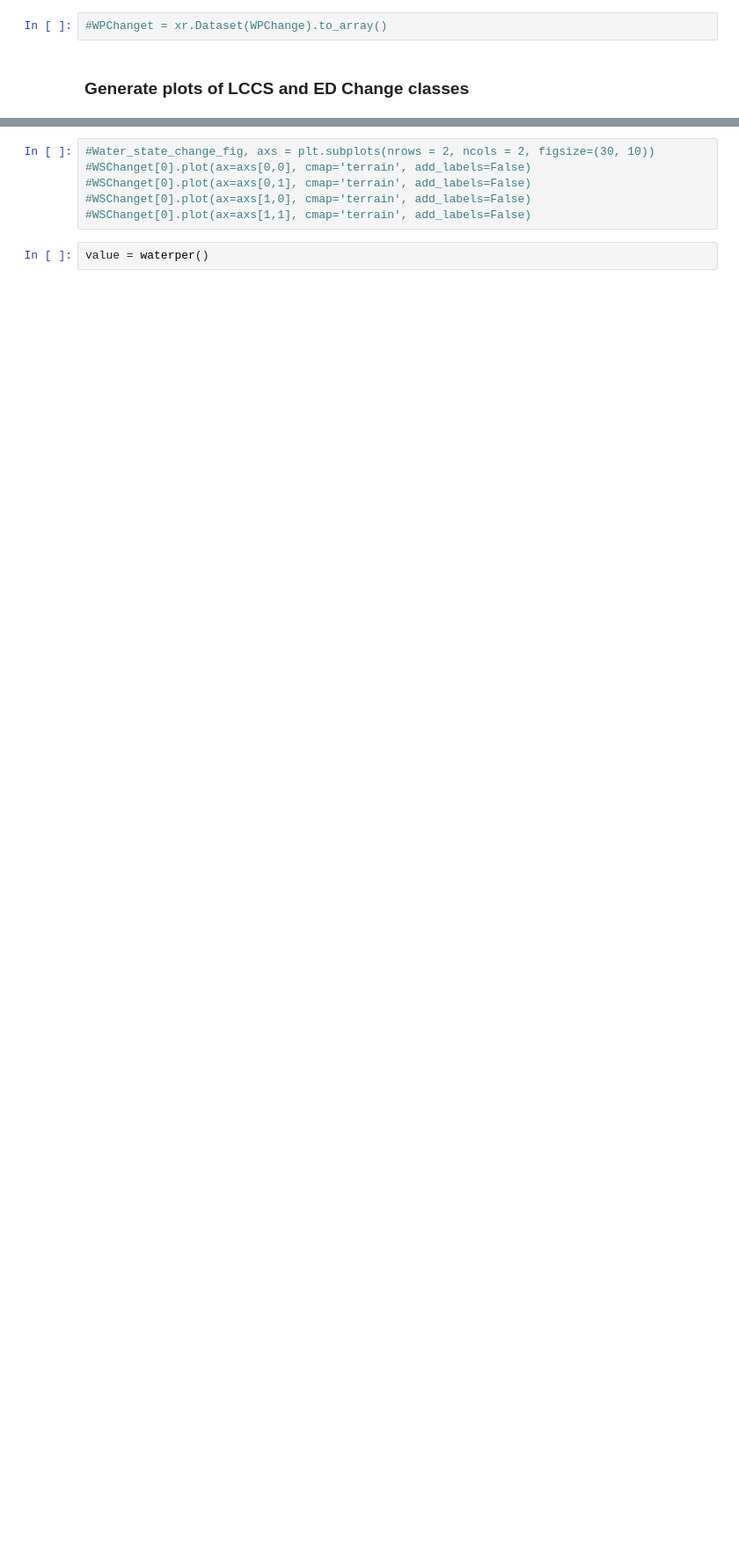
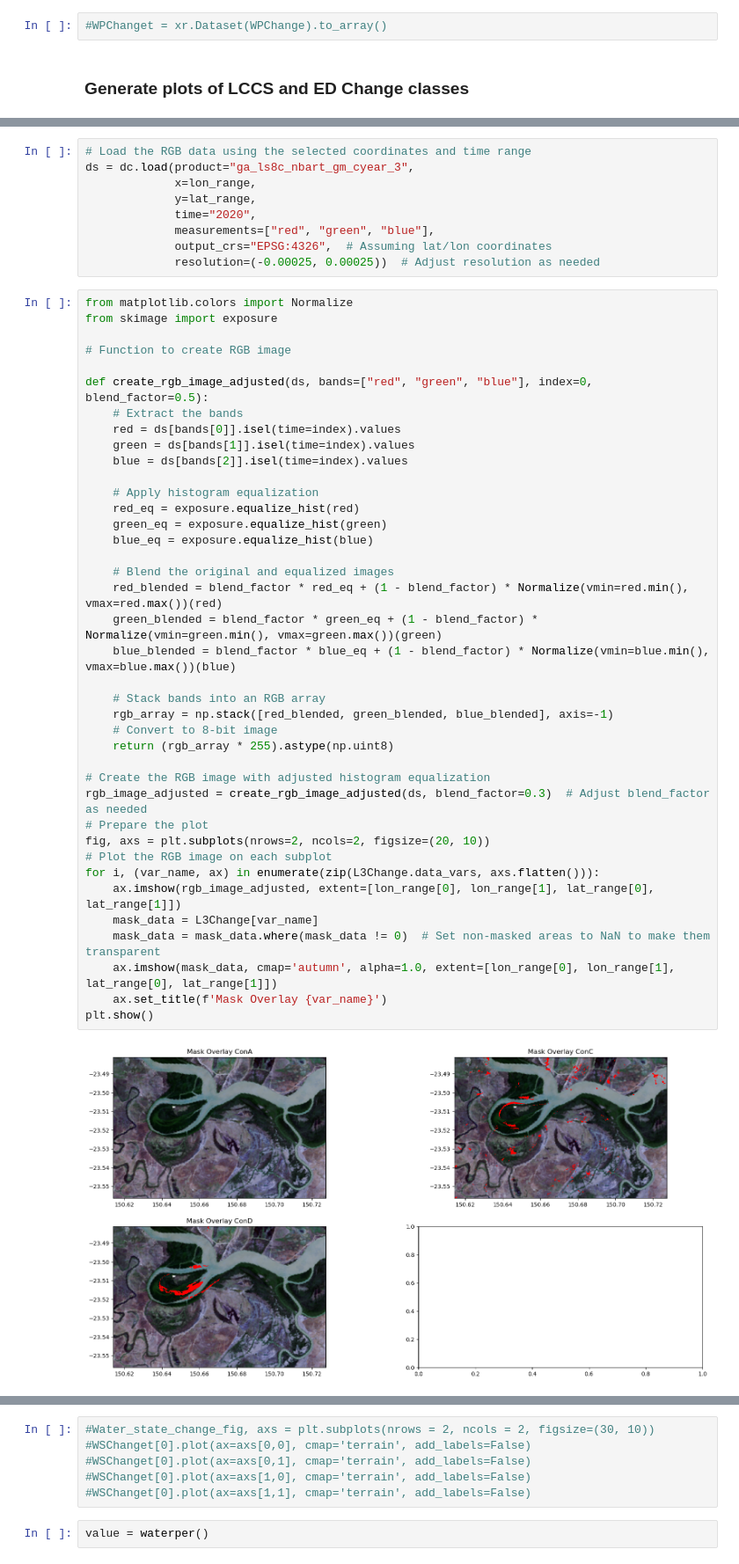
Before and after one commit to livingearth-system/living_coasts, a Jupyter notebook: 7_GCT_impacts.ipynb, the cells around one changed output, grey strips where cells are left out. Shown at 88% size. Cells and saved outputs as stored; diff of their text form; blank space fills up the shorter version.

Commit message:
added in images

```diff
--- a/7_GCT_impacts.ipynb
+++ b/7_GCT_impacts.ipynb
@@ -1222,0 +1375,50 @@ L3Changet[1].plot(ax=axs[1,0], cmap='terrain', add_labels=False)
+# %%
+# Load the RGB data using the selected coordinates and time range
+ds = dc.load(product="ga_ls8c_nbart_gm_cyear_3",
+             x=lon_range,
+             y=lat_range,
+             time="2020",
+             measurements=["red", "green", "blue"],
+             output_crs="EPSG:4326",  # Assuming lat/lon coordinates
+             resolution=(-0.00025, 0.00025))  # Adjust resolution as needed
+# %%
+from matplotlib.colors import Normalize
+from skimage import exposure
+
+# Function to create RGB image
+
+def create_rgb_image_adjusted(ds, bands=["red", "green", "blue"], index=0, blend_factor=0.5):
+    # Extract the bands
+    red = ds[bands[0]].isel(time=index).values
+    green = ds[bands[1]].isel(time=index).values
+    blue = ds[bands[2]].isel(time=index).values
+
+    # Apply histogram equalization
+    red_eq = exposure.equalize_hist(red)
+    green_eq = exposure.equalize_hist(green)
+    blue_eq = exposure.equalize_hist(blue)
+
+    # Blend the original and equalized images
+    red_blended = blend_factor * red_eq + (1 - blend_factor) * Normalize(vmin=red.min(), vmax=red.max())(red)
+    green_blended = blend_factor * green_eq + (1 - blend_factor) * Normalize(vmin=green.min(), vmax=green.max())(green)
+    blue_blended = blend_factor * blue_eq + (1 - blend_factor) * Normalize(vmin=blue.min(), vmax=blue.max())(blue)
+
+    # Stack bands into an RGB array
+    rgb_array = np.stack([red_blended, green_blended, blue_blended], axis=-1)
+    # Convert to 8-bit image
+    return (rgb_array * 255).astype(np.uint8)
+
+# Create the RGB image with adjusted histogram equalization
+rgb_image_adjusted = create_rgb_image_adjusted(ds, blend_factor=0.3)  # Adjust blend_factor as needed
+# Prepare the plot
+fig, axs = plt.subplots(nrows=2, ncols=2, figsize=(20, 10))
+# Plot the RGB image on each subplot
+for i, (var_name, ax) in enumerate(zip(L3Change.data_vars, axs.flatten())):
+    ax.imshow(rgb_image_adjusted, extent=[lon_range[0], lon_range[1], lat_range[0], lat_range[1]])
+    mask_data = L3Change[var_name]
+    mask_data = mask_data.where(mask_data != 0)  # Set non-masked areas to NaN to make them transparent
+    ax.imshow(mask_data, cmap='autumn', alpha=1.0, extent=[lon_range[0], lon_range[1], lat_range[0], lat_range[1]])
+    ax.set_title(f'Mask Overlay {var_name}')
+plt.show()
+# %% [output]
+[figure, added]
```
Also changed, not shown: parts of 39 cells of this notebook.
